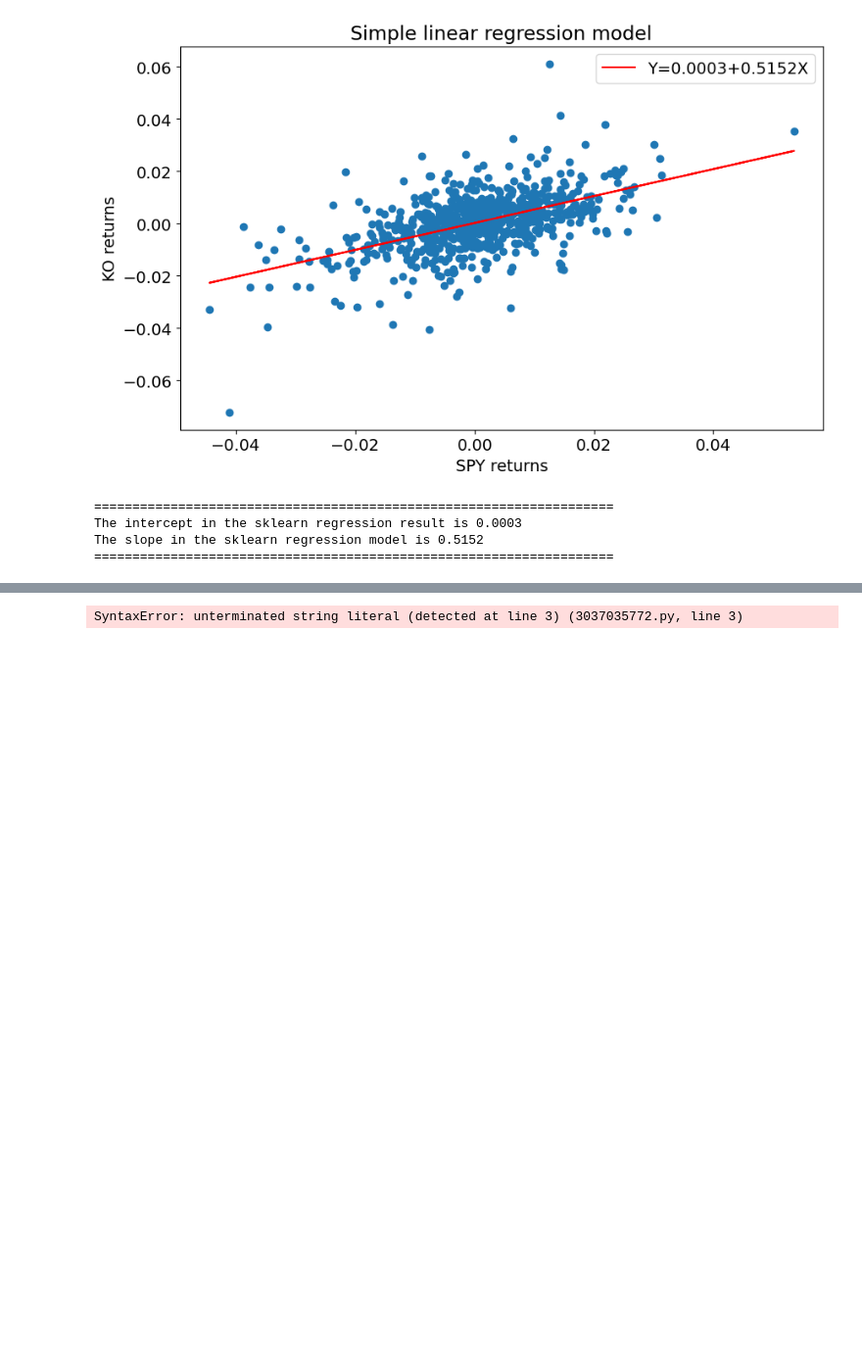
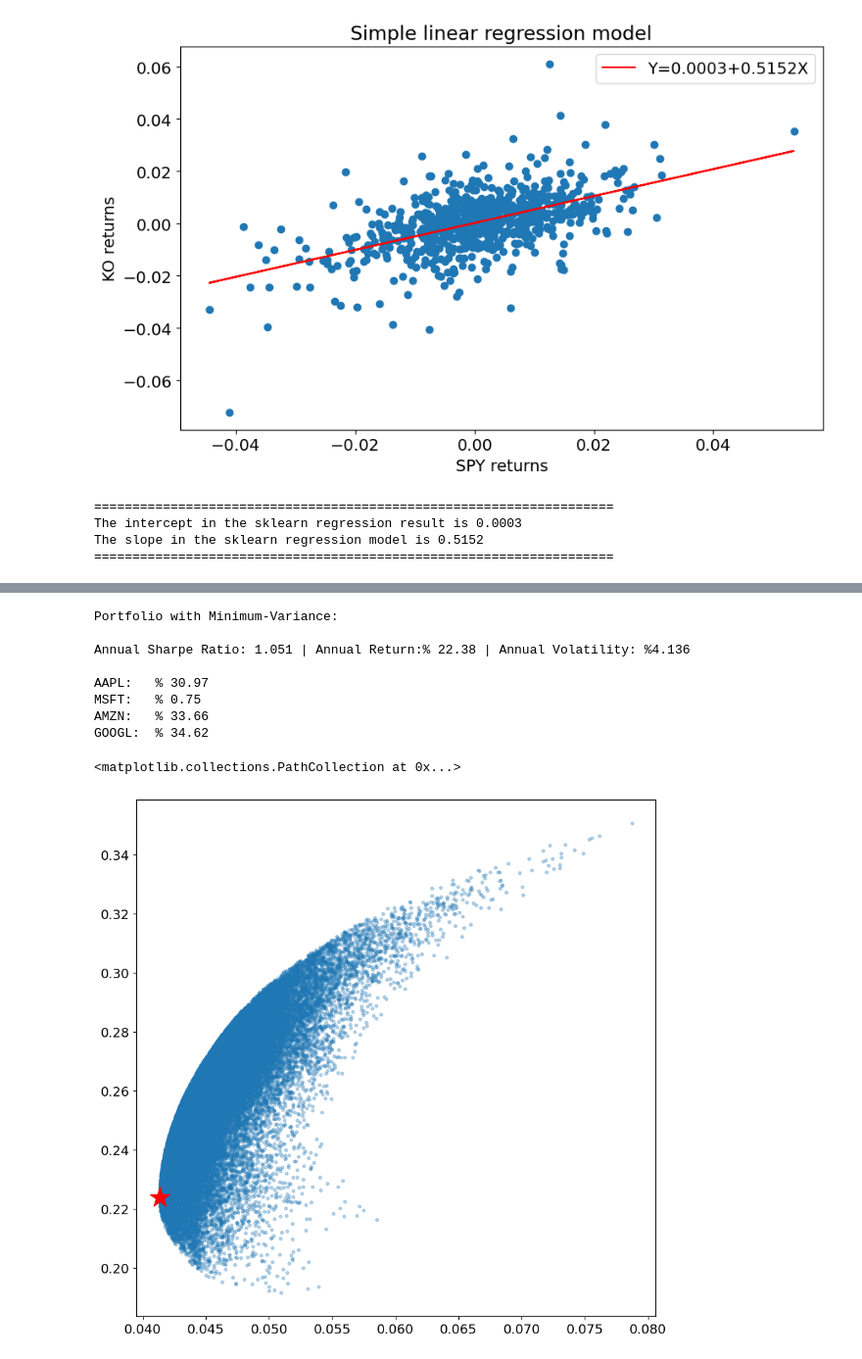
Before and after one commit to StreakingJerry/Preterm, a Jupyter notebook: Week4/Preterm_Python_Week4_SourceCodes.ipynb, the cells around one changed output, grey strips where cells are left out. Shown: that part at 98% size. Drawn from its saved outputs; the diff is of its cells as text; code cells hidden in the pictures; blank space fills up the shorter version.

```diff
--- a/Week4/Preterm_Python_Week4_SourceCodes.ipynb
+++ b/Week4/Preterm_Python_Week4_SourceCodes.ipynb
@@ -731,8 +747,24 @@ Name: 91835, dtype: float64
 # %%
 # Output Global-Minimum Variance portfolio
 print("\nPortfolio with Minimum-Variance:\n")
-print(f"Annual Sharpe Ratio: {round(min_var_port['Sharpe Ratio'],3)} | Annual Return: % {round(min_var_port['Returns']*100,2)}
+print(f"Annual Sharpe Ratio: {round(min_var_port['Sharpe Ratio'],3)} | Annual Return:% {round(min_var_port['Returns']*100,2)} | Annual Volatility: %{round(min_var_port['Variances']*100,3)}\n")
 for index,symbol in enumerate(symbols):
- print(f'{symbol}:\t% {round(min_var_port[index+2]*100,2)}')
+    print(f'{symbol}:\t% {round(min_var_port[index+2]*100,2)}')
 # %% [output]
-SyntaxError: unterminated string literal (detected at line 3) (3037035772.py, line 3)
+Portfolio with Minimum-Variance:
+
+Annual Sharpe Ratio: 1.051 | Annual Return:% 22.38 | Annual Volatility: %4.136
+
+AAPL:   % 30.97
+MSFT:   % 0.75
+AMZN:   % 33.66
+GOOGL:  % 34.62
+# %%
+# plotting the minimum volatility portfolio
+plt.subplots(figsize=[10,10])
+plt.scatter(portfolios['Variances'], portfolios['Returns'],marker='o', s=10,
+alpha=0.3)
+plt.scatter(min_var_port[1], min_var_port[0], color='r', marker='*', s=500)
+# %% [output]
+<matplotlib.collections.PathCollection at 0x...>
+[figure, added]
```
Also changed, not shown: parts of 24 cells of this notebook.
